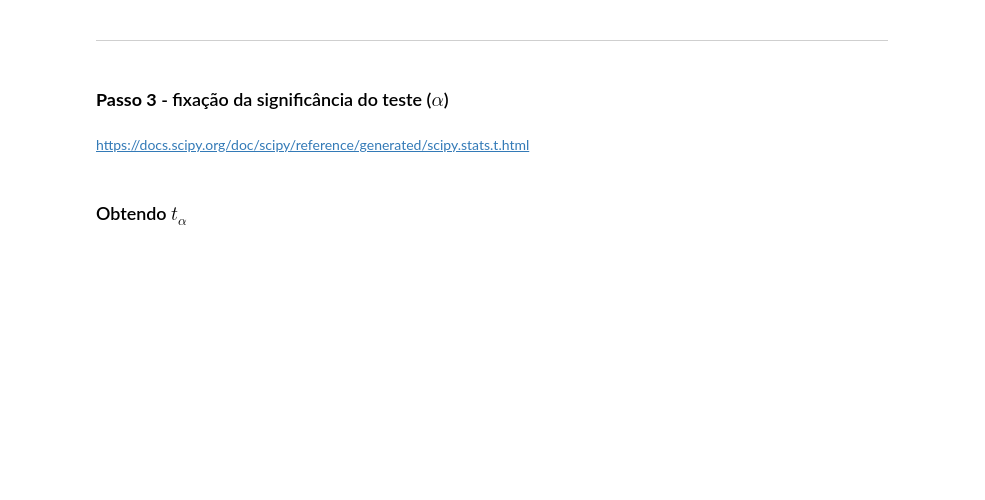
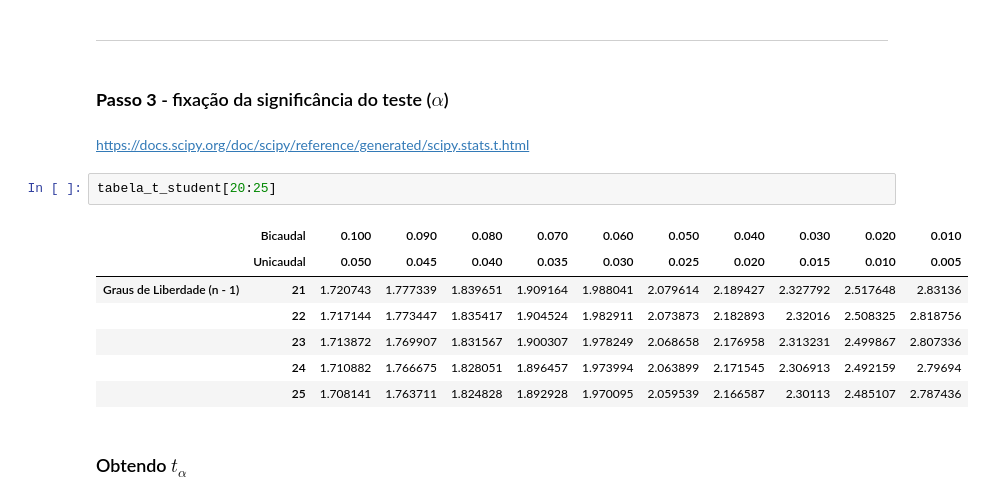
Before and after one commit to julio-monzem/python-estatistica, a Jupyter notebook: python_estatistica_03_hipoteses.ipynb, the cells around one changed output. Saved outputs shown, nothing was run; the diff lists cells and outputs as text; blank space fills up the shorter version.

```diff
--- a/python_estatistica_03_hipoteses.ipynb
+++ b/python_estatistica_03_hipoteses.ipynb
@@ -499,5 +608,15 @@ Os **testes unicaudais** verificam as variáveis em relação a um piso ou a um
 ### **Passo 3** - fixação da significância do teste ($\alpha$)
 # %% [markdown]
 https://docs.scipy.org/doc/scipy/reference/generated/scipy.stats.t.html
+# %%
+tabela_t_student[20:25]
+# %% [output]
+|  | Bicaudal | 0.100 | 0.090 | 0.080 | 0.070 | 0.060 | 0.050 | 0.040 | 0.030 | 0.020 | 0.010 |
+|  | Unicaudal | 0.050 | 0.045 | 0.040 | 0.035 | 0.030 | 0.025 | 0.020 | 0.015 | 0.010 | 0.005 |
+| Graus de Liberdade (n - 1) | 21 | 1.720743 | 1.777339 | 1.839651 | 1.909164 | 1.988041 | 2.079614 | 2.189427 | 2.327792 | 2.517648 | 2.83136 |
+|  | 22 | 1.717144 | 1.773447 | 1.835417 | 1.904524 | 1.982911 | 2.073873 | 2.182893 | 2.32016 | 2.508325 | 2.818756 |
+|  | 23 | 1.713872 | 1.769907 | 1.831567 | 1.900307 | 1.978249 | 2.068658 | 2.176958 | 2.313231 | 2.499867 | 2.807336 |
+|  | 24 | 1.710882 | 1.766675 | 1.828051 | 1.896457 | 1.973994 | 2.063899 | 2.171545 | 2.306913 | 2.492159 | 2.79694 |
+|  | 25 | 1.708141 | 1.763711 | 1.824828 | 1.892928 | 1.970095 | 2.059539 | 2.166587 | 2.30113 | 2.485107 | 2.787436 |
 # %% [markdown]
 ### Obtendo $t_{\alpha}$
```
Also changed, not shown: parts of 36 cells of this notebook.
